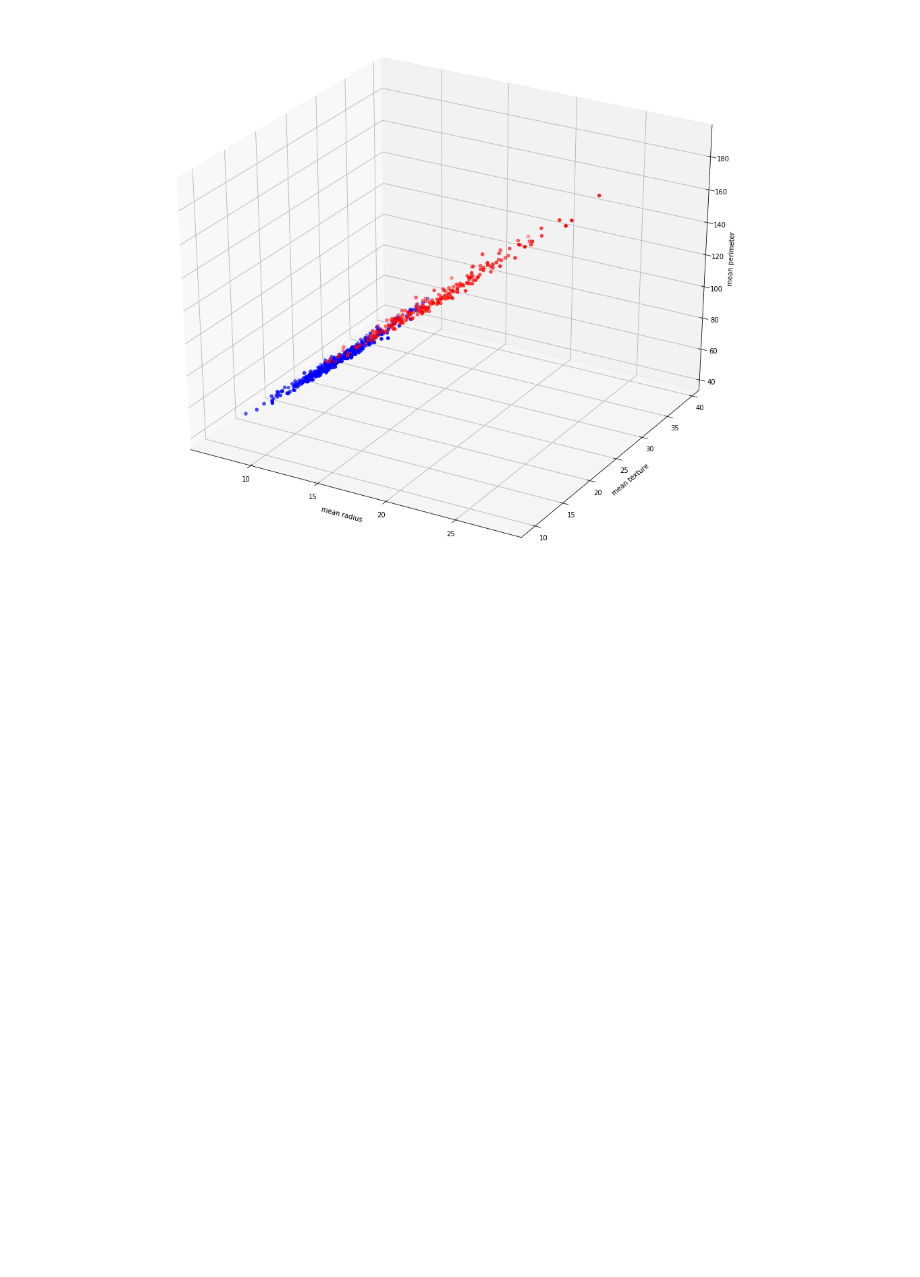
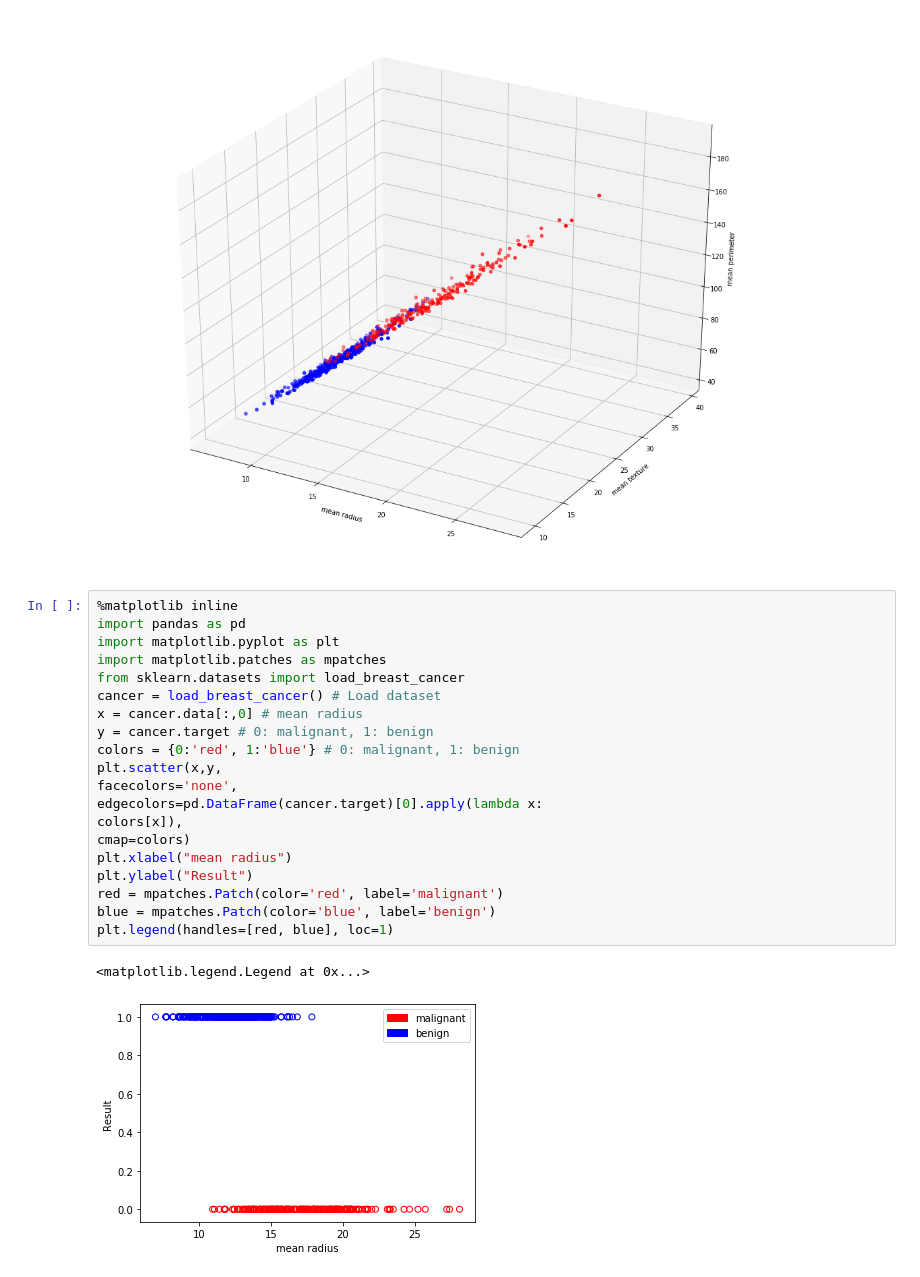
Before and after one commit to vanhungtran/My-work, a Jupyter notebook: Python for Machine Learning.ipynb, the cells around one changed output. Drawn from its saved outputs; the diff is of its cells as text; blank space fills up the shorter version.

```diff
--- a/Python for Machine Learning.ipynb
+++ b/Python for Machine Learning.ipynb
@@ -1927,3 +1927,26 @@ ax.set_zlabel("mean perimeter")
 plt.show()
 # %% [output]
 [figure]
+# %%
+%matplotlib inline
+import pandas as pd
+import matplotlib.pyplot as plt
+import matplotlib.patches as mpatches
+from sklearn.datasets import load_breast_cancer
+cancer = load_breast_cancer() # Load dataset
+x = cancer.data[:,0] # mean radius
+y = cancer.target # 0: malignant, 1: benign
+colors = {0:'red', 1:'blue'} # 0: malignant, 1: benign
+plt.scatter(x,y,
+facecolors='none',
+edgecolors=pd.DataFrame(cancer.target)[0].apply(lambda x:
+colors[x]),
+cmap=colors)
+plt.xlabel("mean radius")
+plt.ylabel("Result")
+red = mpatches.Patch(color='red', label='malignant')
+blue = mpatches.Patch(color='blue', label='benign')
+plt.legend(handles=[red, blue], loc=1)
+# %% [output]
+<matplotlib.legend.Legend at 0x...>
+[figure, added]
```
Also changed, not shown: parts of 33 cells of this notebook.
